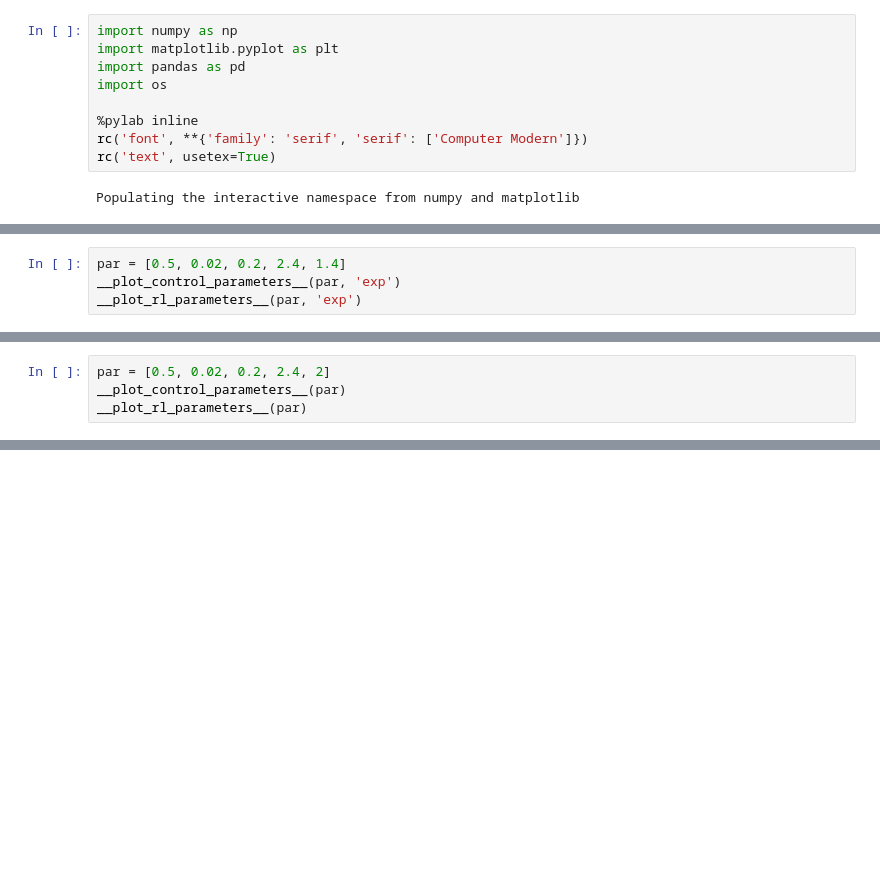
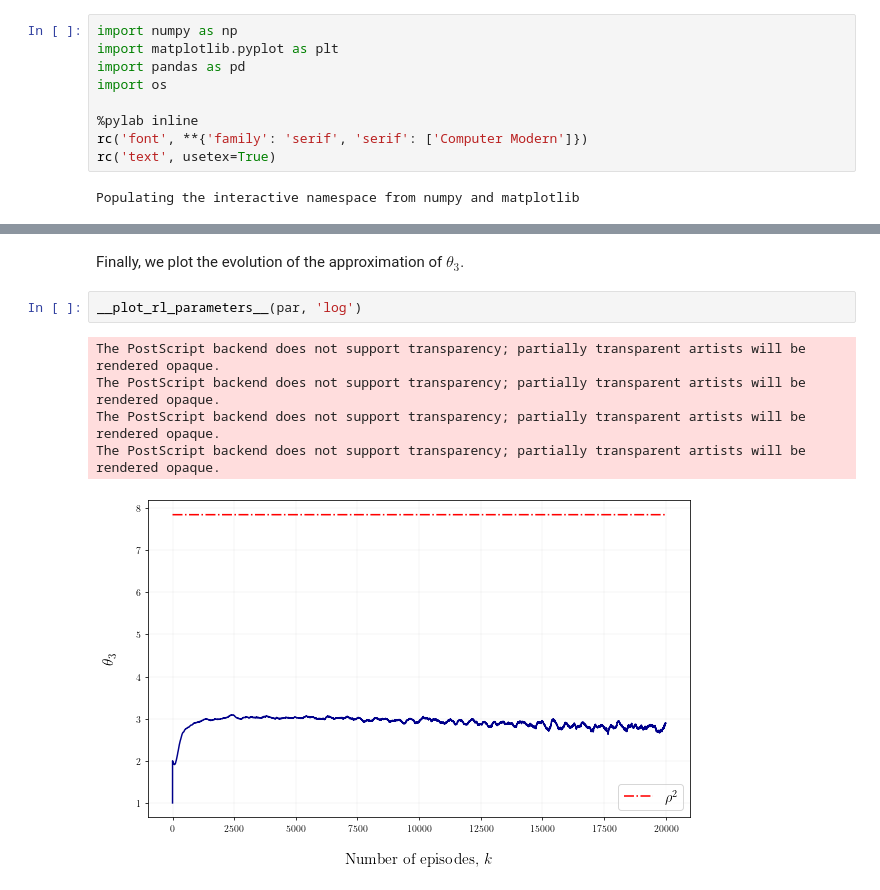
Before and after one commit to r-uben/dissertation-codes, a Jupyter notebook: emv-algorithm/emv_plots.ipynb, the cells around one changed output, grey strips where cells are left out. Drawn from its saved outputs; the diff is of its cells as text; blank space fills up the shorter version.

```diff
--- a/emv-algorithm/emv_plots.ipynb
+++ b/emv-algorithm/emv_plots.ipynb
@@ -138,4 +240,0 @@ TypeError: __plot_rl_parameters__() takes 1 positional argument but 2 were given
-# %%
-par = [0.5, 0.02, 0.2, 2.4, 1.4]
-__plot_control_parameters__(par, 'exp')
-__plot_rl_parameters__(par, 'exp')
@@ -152,4 +240,0 @@ The PostScript backend does not support transparency; partially transparent arti
-# %%
-par = [0.5, 0.02, 0.2, 2.4, 2]
-__plot_control_parameters__(par)
-__plot_rl_parameters__(par)
@@ -165,0 +241,10 @@ The PostScript backend does not support transparency; partially transparent arti
+# %% [markdown]
+Finally, we plot the evolution of the approximation of $\theta_3$.
+# %%
+__plot_rl_parameters__(par, 'log')
+# %% [output]
+The PostScript backend does not support transparency; partially transparent artists will be rendered opaque.
+The PostScript backend does not support transparency; partially transparent artists will be rendered opaque.
+The PostScript backend does not support transparency; partially transparent artists will be rendered opaque.
+The PostScript backend does not support transparency; partially transparent artists will be rendered opaque.
+[figure, added]
```
Also changed, not shown: parts of 14 cells of this notebook, 33 other files.
